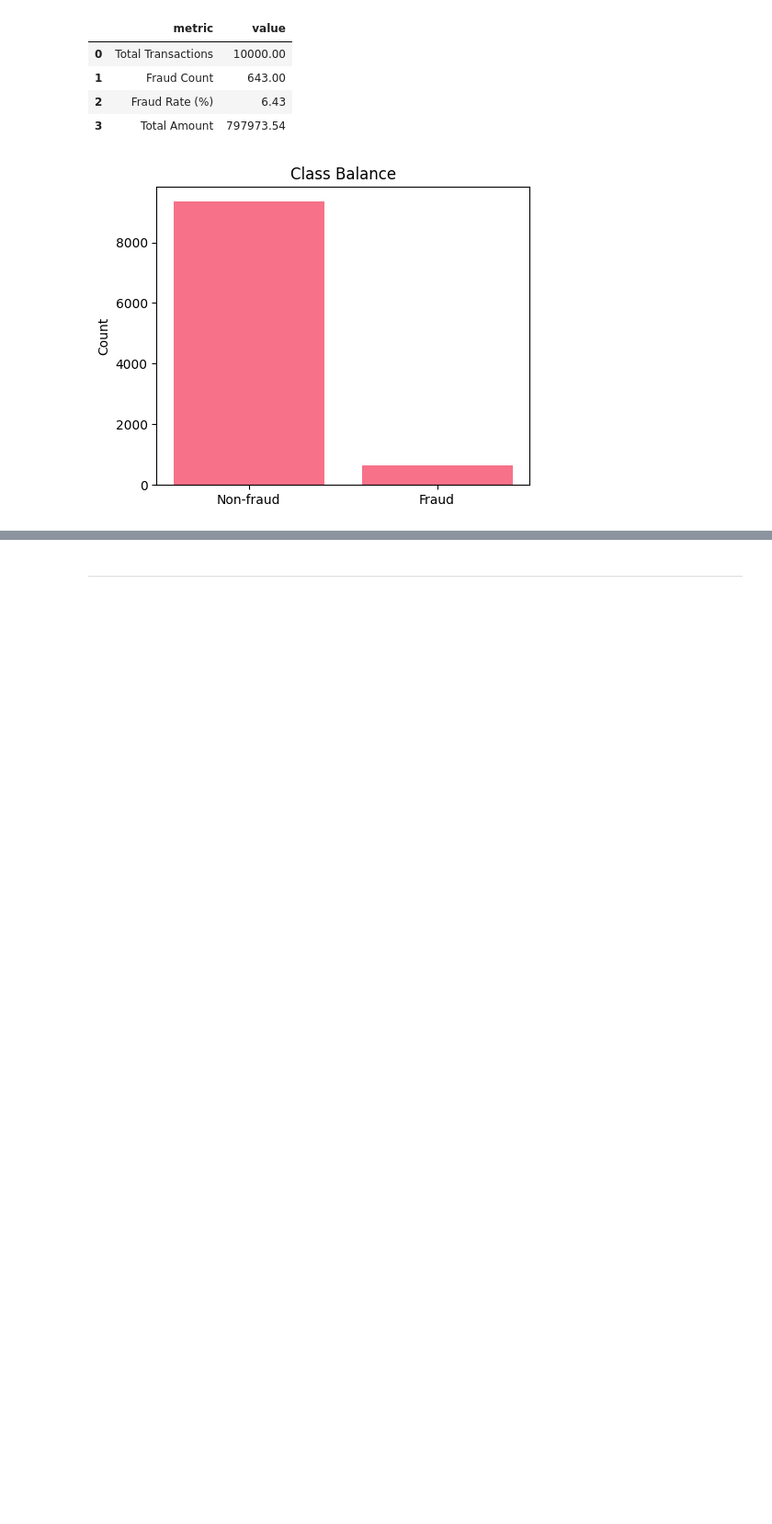
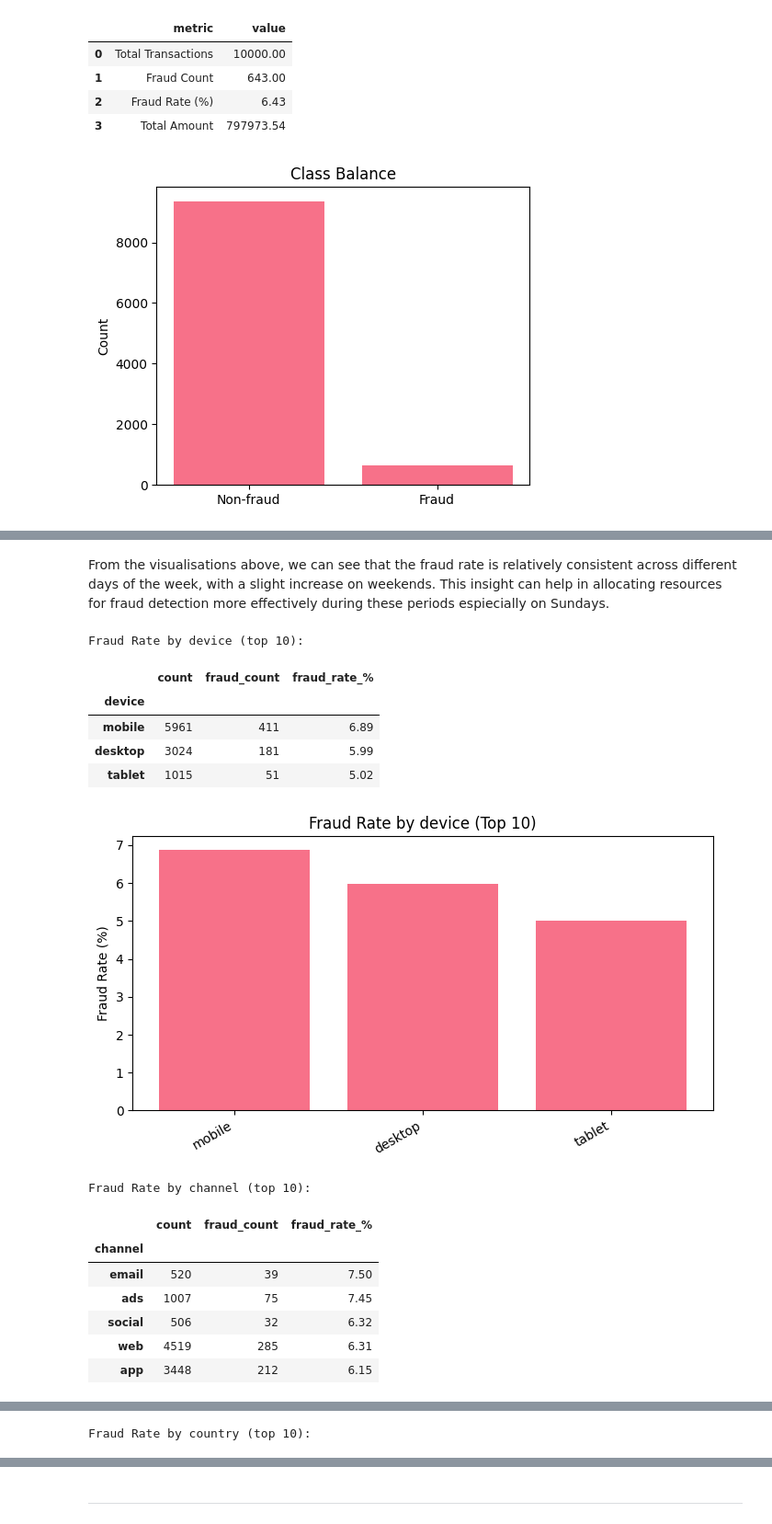
Before and after one commit to Ninestein666/E-Commerce-Fraud-Detection-Capstone, a Jupyter notebook: jupyter_notebooks/DataVisualisations.ipynb, the cells around one changed output, grey strips where cells are left out. Shown at 92% size. Drawn from its saved outputs; the diff is of its cells as text; code cells hidden in the pictures; blank space fills up the shorter version.

```diff
--- a/jupyter_notebooks/DataVisualisations.ipynb
+++ b/jupyter_notebooks/DataVisualisations.ipynb
@@ -176,0 +243,45 @@ plt.show()
+# %% [markdown]
+From the visualisations above, we can see that the fraud rate is relatively consistent across different days of the week, with a slight increase on weekends. This insight can help in allocating resources for fraud detection more effectively during these periods espiecially on Sundays.
+# %%
+# Segments: device, channel, country (top 10 by fraud rate)
+
+
+def fraud_rate_table(col):
+    t = (df.groupby(col)["is_fraud"]
+           .agg(count="count", fraud_count=lambda s: int(s.sum())))
+    t["fraud_rate_%"] = (t["fraud_count"]/t["count"]*100).round(2)
+    return t.sort_values("fraud_rate_%", ascending=False)
+
+for col, slug in [("device","device"), ("channel","channel"), ("country","country")]:
+    if col in df.columns:
+        print(f"\nFraud Rate by {slug} (top 10):")
+        tbl = fraud_rate_table(col)
+        display(tbl.head(10))
+
+        top10 = tbl.head(10)
+        plt.figure(figsize=(7,4))
+        plt.bar(top10.index.astype(str), top10["fraud_rate_%"].values)
+        plt.title(f"Fraud Rate by {slug} (Top 10)")
+        plt.ylabel("Fraud Rate (%)")
+        plt.xticks(rotation=30, ha="right")
+        plt.tight_layout()
+        plt.savefig(FIGDIR/f"06_fraud_rate_by_{slug}_top10.png", dpi=150)
+        plt.show()
+    else:
+        print(f"{col} not found — skipping.")
+# %% [output]
+Fraud Rate by device (top 10):
+|  | count | fraud_count | fraud_rate_% |
+| device |  |  |  |
+| mobile | 5961 | 411 | 6.89 |
+| desktop | 3024 | 181 | 5.99 |
+| tablet | 1015 | 51 | 5.02 |
+[figure, added]
+Fraud Rate by channel (top 10):
+|  | count | fraud_count | fraud_rate_% |
+| channel |  |  |  |
+| email | 520 | 39 | 7.50 |
+| ads | 1007 | 75 | 7.45 |
+| social | 506 | 32 | 6.32 |
+| web | 4519 | 285 | 6.31 |
+| app | 3448 | 212 | 6.15 |
@@ -176,0 +289 @@ plt.show()
+Fraud Rate by country (top 10):
```
Also changed, not shown: parts of 8 cells of this notebook, 8 other files.
